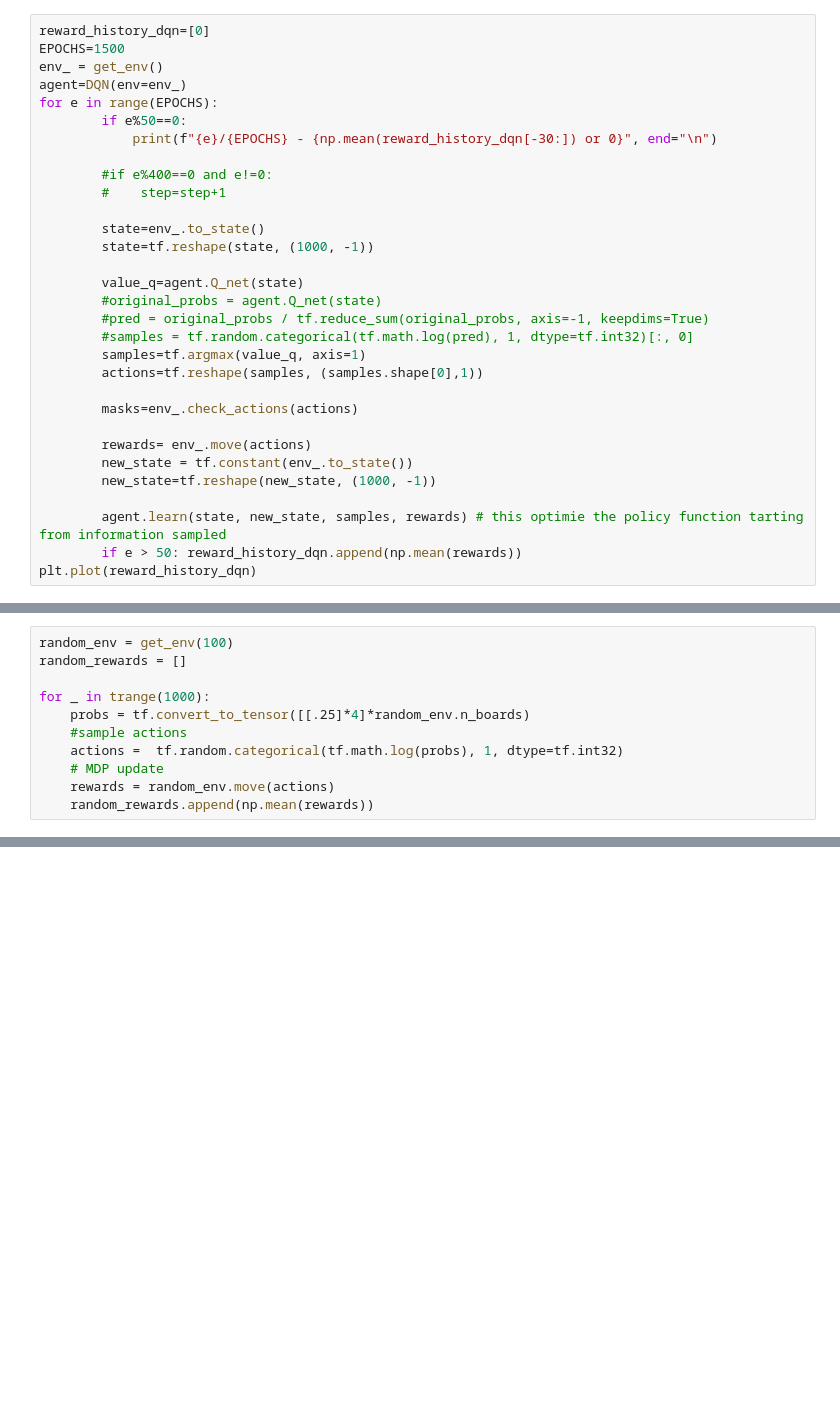
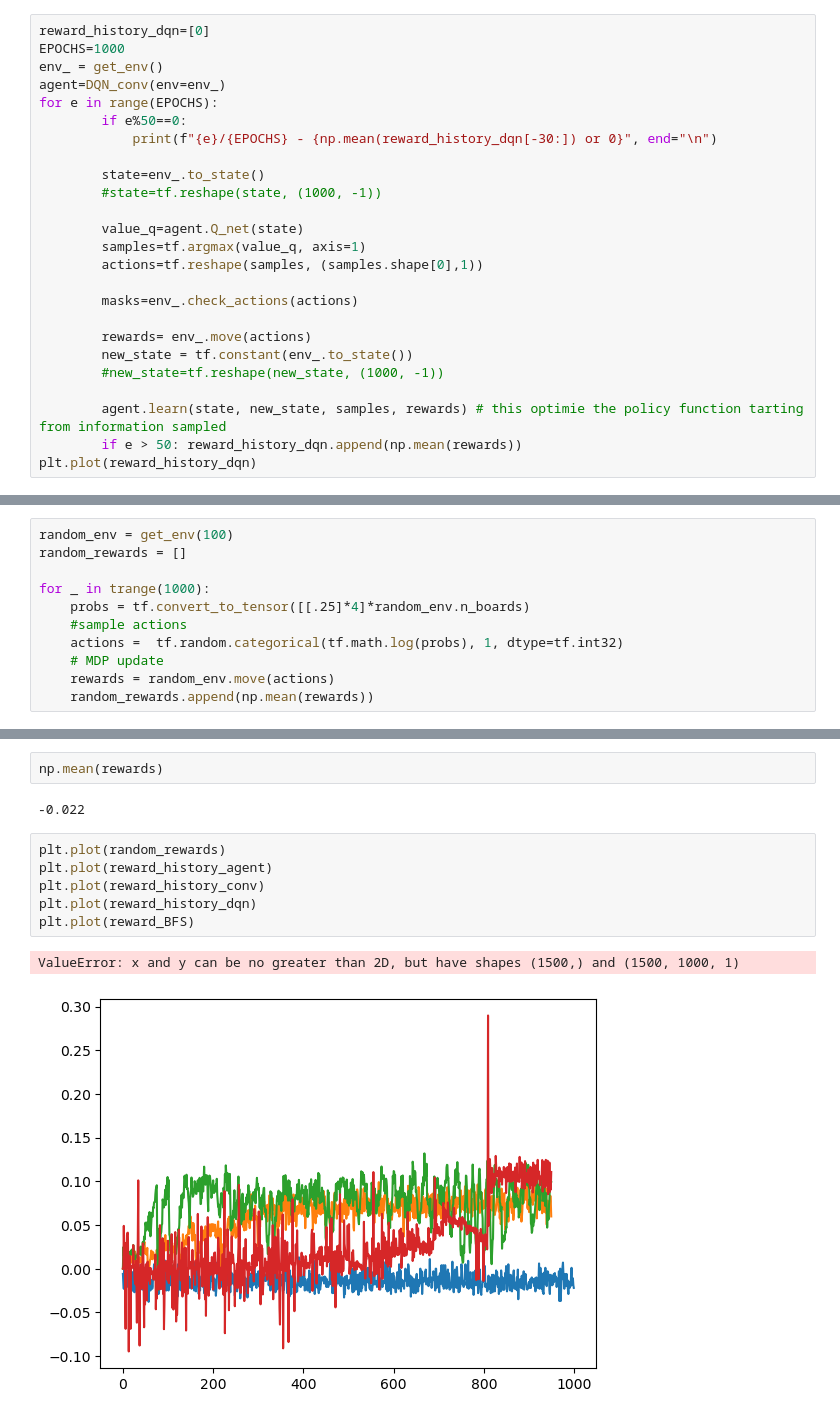
Before and after one commit to MrcBalla/RF_snake, a Jupyter notebook: snake_RF/main.ipynb, the cells around one changed output, grey strips where cells are left out. Cells and saved outputs as stored; diff of their text form; blank space fills up the shorter version.

```diff
--- a/snake_RF/main.ipynb
+++ b/snake_RF/main.ipynb
@@ -171,22 +192,16 @@ plt.plot(reward_history_conv)
 # %%
 reward_history_dqn=[0]
-EPOCHS=1500
+EPOCHS=1000
 env_ = get_env()
-agent=DQN(env=env_)
+agent=DQN_conv(env=env_)
 for e in range(EPOCHS):
         if e%50==0:
             print(f"{e}/{EPOCHS} - {np.mean(reward_history_dqn[-30:]) or 0}", end="\n")
 
-        #if e%400==0 and e!=0:
-        #    step=step+1
-
         state=env_.to_state()
-        state=tf.reshape(state, (1000, -1))
+        #state=tf.reshape(state, (1000, -1))
 
         value_q=agent.Q_net(state)
-        #original_probs = agent.Q_net(state)
-        #pred = original_probs / tf.reduce_sum(original_probs, axis=-1, keepdims=True)
-        #samples = tf.random.categorical(tf.math.log(pred), 1, dtype=tf.int32)[:, 0]
         samples=tf.argmax(value_q, axis=1)
         actions=tf.reshape(samples, (samples.shape[0],1))
 
@@ -194,7 +209,7 @@ for e in range(EPOCHS):
 
         rewards= env_.move(actions)
         new_state = tf.constant(env_.to_state())
-        new_state=tf.reshape(new_state, (1000, -1))
+        #new_state=tf.reshape(new_state, (1000, -1))
 
         agent.learn(state, new_state, samples, rewards) # this optimie the policy function tarting from information sampled
         if e > 50: reward_history_dqn.append(np.mean(rewards))
@@ -236,0 +389,13 @@ for _ in trange(1000):
+# %%
+np.mean(rewards)
+# %% [output]
+-0.022
+# %%
+plt.plot(random_rewards)
+plt.plot(reward_history_agent)
+plt.plot(reward_history_conv)
+plt.plot(reward_history_dqn)
+plt.plot(reward_BFS)
+# %% [output]
+ValueError: x and y can be no greater than 2D, but have shapes (1500,) and (1500, 1000, 1)
+[figure, added]
```
Also changed, not shown: parts of 16 cells of this notebook, 7 other files.
